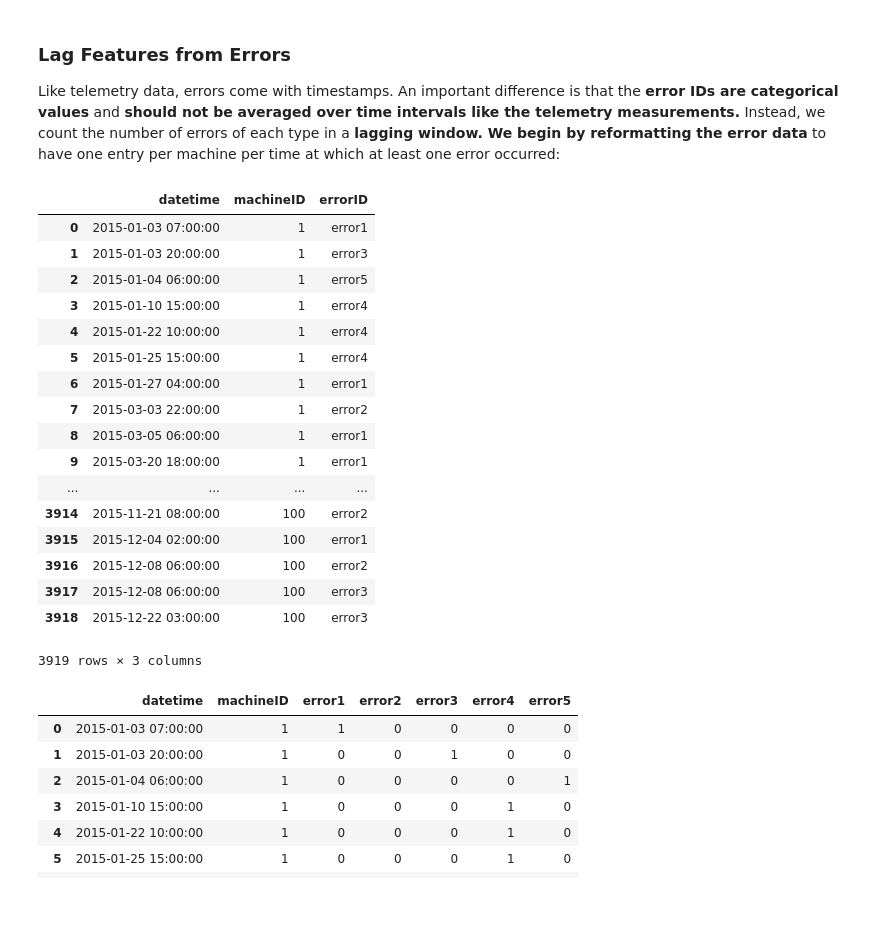
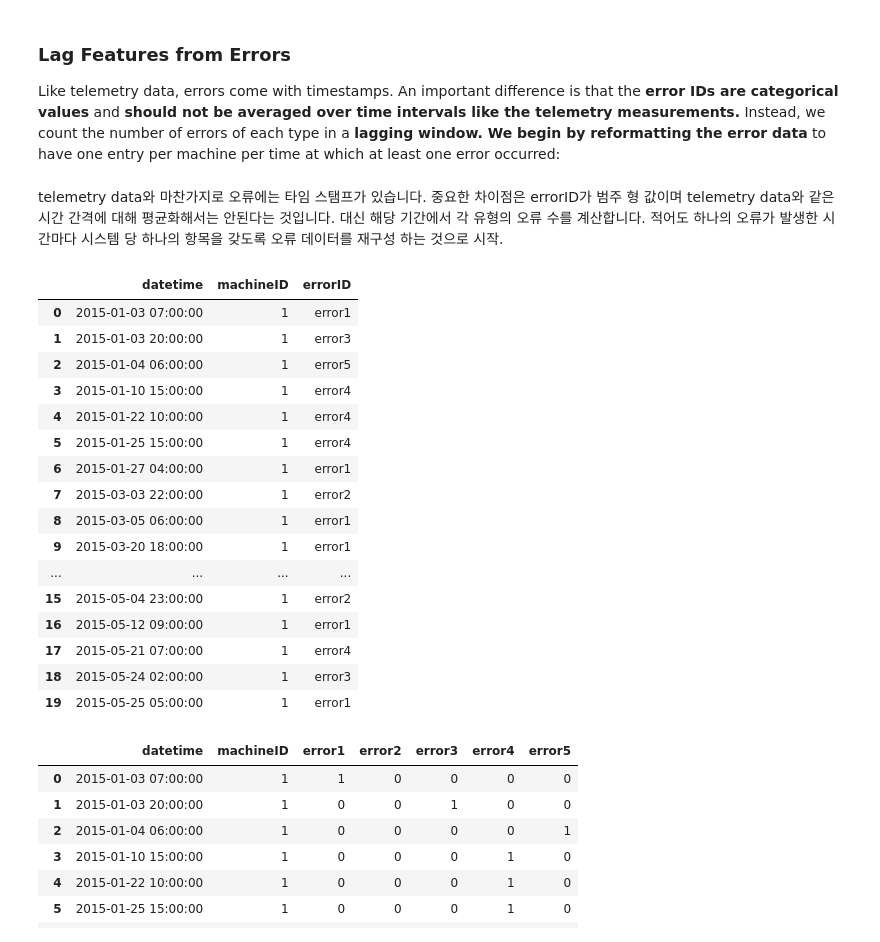
Before and after one commit to forallx94/Predictive_Maintenance_using_Machine-Learning_Microsoft_Casestudy, a Jupyter notebook: Predictive Maintenance using Machine Learning.ipynb, the cells around one changed output. Saved outputs shown, nothing was run; the diff lists cells and outputs as text; code cells hidden in the pictures; blank space fills up the shorter version.

```diff
--- a/Predictive Maintenance using Machine Learning.ipynb
+++ b/Predictive Maintenance using Machine Learning.ipynb
@@ -333,26 +340,27 @@ telemetry_feat.head()
 # %% [markdown]
 ### Lag Features from Errors
 Like telemetry data, errors come with timestamps. An important difference is that the **error IDs are categorical values** and **should not be averaged over time intervals like the telemetry measurements.** Instead, we count the number of errors of each type in a **lagging window. We begin by reformatting the error data** to have one entry per machine per time at which at least one error occurred:
+# %% [markdown]
+telemetry data와 마찬가지로 오류에는 타임 스탬프가 있습니다. 중요한 차이점은 errorID가 범주 형 값이며 telemetry data와 같은 시간 간격에 대해 평균화해서는 안된다는 것입니다. 대신 해당 기간에서 각 유형의 오류 수를 계산합니다. 적어도 하나의 오류가 발생한 시간마다 시스템 당 하나의 항목을 갖도록 오류 데이터를 재구성 하는 것으로 시작.
 # %%
-errors
+errors.head(20)
 # %% [output]
 |  | datetime | machineID | errorID |
 | 0 | 2015-01-03 07:00:00 | 1 | error1 |
 | 1 | 2015-01-03 20:00:00 | 1 | error3 |
 | 2 | 2015-01-04 06:00:00 | 1 | error5 |
 | 3 | 2015-01-10 15:00:00 | 1 | error4 |
 | 4 | 2015-01-22 10:00:00 | 1 | error4 |
 | 5 | 2015-01-25 15:00:00 | 1 | error4 |
 | 6 | 2015-01-27 04:00:00 | 1 | error1 |
 | 7 | 2015-03-03 22:00:00 | 1 | error2 |
 | 8 | 2015-03-05 06:00:00 | 1 | error1 |
 | 9 | 2015-03-20 18:00:00 | 1 | error1 |
 | ... | ... | ... | ... |
-| 3914 | 2015-11-21 08:00:00 | 100 | error2 |
-| 3915 | 2015-12-04 02:00:00 | 100 | error1 |
-| 3916 | 2015-12-08 06:00:00 | 100 | error2 |
-| 3917 | 2015-12-08 06:00:00 | 100 | error3 |
-| 3918 | 2015-12-22 03:00:00 | 100 | error3 |
+| 15 | 2015-05-04 23:00:00 | 1 | error2 |
+| 16 | 2015-05-12 09:00:00 | 1 | error1 |
+| 17 | 2015-05-21 07:00:00 | 1 | error4 |
+| 18 | 2015-05-24 02:00:00 | 1 | error3 |
+| 19 | 2015-05-25 05:00:00 | 1 | error1 |
-3919 rows × 3 columns
 # %%
 # create a column for each error type
```
Also changed, not shown: parts of 23 cells of this notebook.
